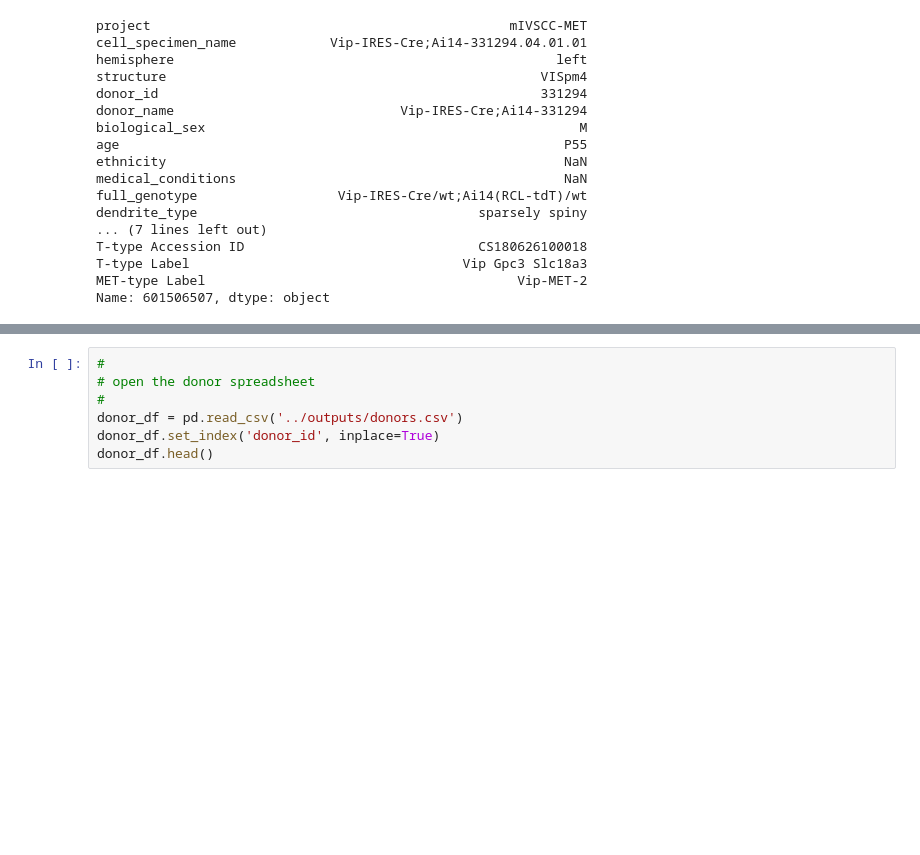
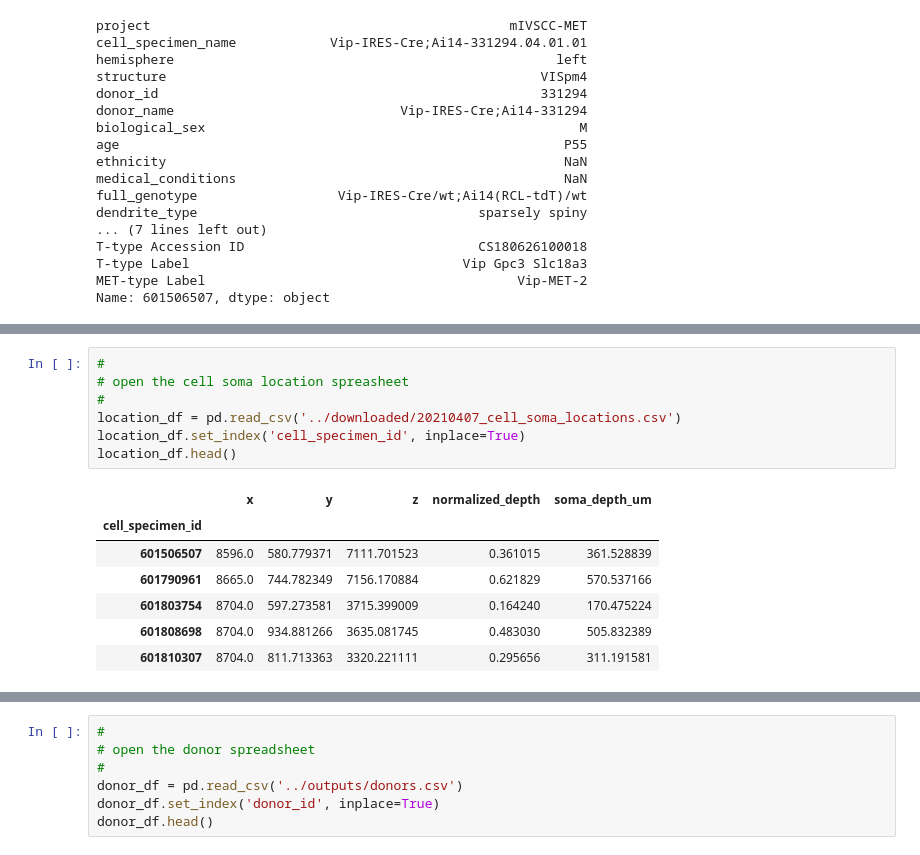
Before and after one commit to NeurodataWithoutBorders/ontology-project, a Jupyter notebook: aibs-patchseq/notebooks/Chaining information together.ipynb, the cells around one changed output, grey strips where cells are left out. Cells and saved outputs as stored; diff of their text form; blank space fills up the shorter version.

Commit message:
added linking location in CCF to cell

```diff
--- a/aibs-patchseq/notebooks/Chaining information together.ipynb
+++ b/aibs-patchseq/notebooks/Chaining information together.ipynb
@@ -97,0 +124,15 @@ Name: 601506507, dtype: object
+# %%
+#
+# open the cell soma location spreasheet
+#
+location_df = pd.read_csv('../downloaded/20210407_cell_soma_locations.csv')
+location_df.set_index('cell_specimen_id', inplace=True)
+location_df.head()
+# %% [output]
+|  | x | y | z | normalized_depth | soma_depth_um |
+| cell_specimen_id |  |  |  |  |  |
+| 601506507 | 8596.0 | 580.779371 | 7111.701523 | 0.361015 | 361.528839 |
+| 601790961 | 8665.0 | 744.782349 | 7156.170884 | 0.621829 | 570.537166 |
+| 601803754 | 8704.0 | 597.273581 | 3715.399009 | 0.164240 | 170.475224 |
+| 601808698 | 8704.0 | 934.881266 | 3635.081745 | 0.483030 | 505.832389 |
+| 601810307 | 8704.0 | 811.713363 | 3320.221111 | 0.295656 | 311.191581 |
```
Also changed, not shown: parts of 6 cells of this notebook.
